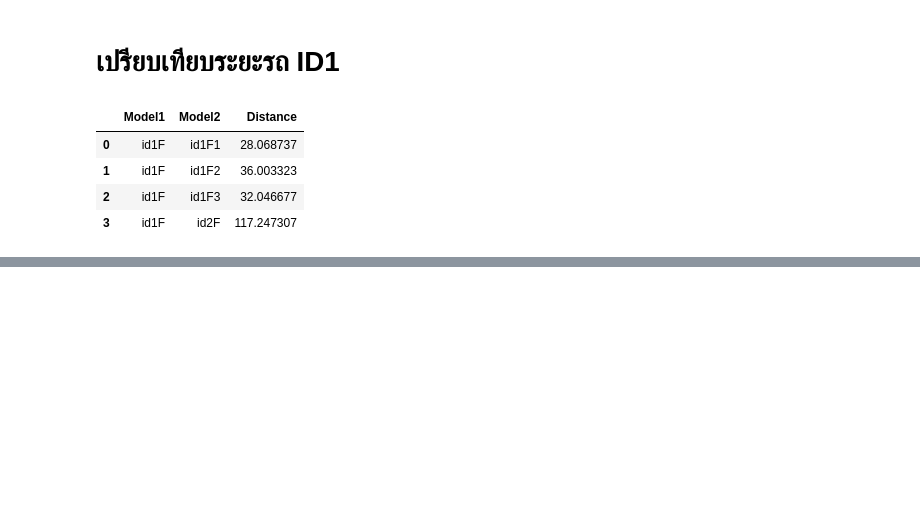
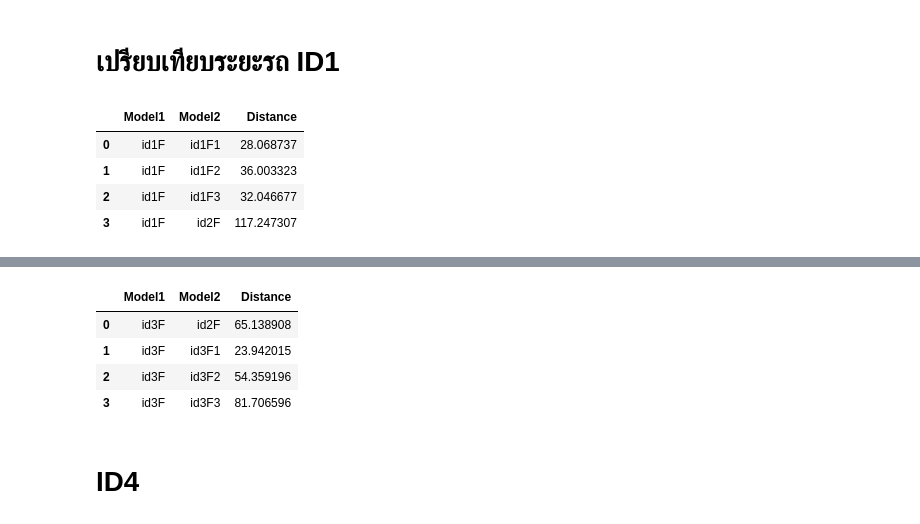
Before and after one commit to MeenTers/Project, a Jupyter notebook: Project_SI.ipynb, the cells around one changed output, grey strips where cells are left out. Drawn from its saved outputs; the diff is of its cells as text; code cells hidden in the pictures; blank space fills up the shorter version.

```diff
--- a/Project_SI.ipynb
+++ b/Project_SI.ipynb
@@ -130,0 +156,23 @@ df1
+# %%
+ID3B_dataset, ID3B_loader = get_dataset(r'/content/drive/MyDrive/Project_si/Test_Dist/Base_car/ID3')
+ID3_dataset,ID3_loader    = get_dataset(r'/content/drive/MyDrive/Project_si/Test_Dist/different_view/ID3')
+# %%
+base_id3 = get_features(vgg,ID3B_loader)
+car_id3  = get_features(vgg,ID3_loader)
+# %%
+id3 = get_euclidean(base_id3,car_id3)
+id3l = ['id3F','id3F','id3F','id3F']
+id3l1 = ['id2F','id3F1','id3F2','id3F3']
+# %%
+dict3 = {'Model1':id3l, 'Model2':id3l1, 'Distance':id3}
+# %%
+df3 = pd.DataFrame(dict3)
+df3
+# %% [output]
+|  | Model1 | Model2 | Distance |
+| 0 | id3F | id2F | 65.138908 |
+| 1 | id3F | id3F1 | 23.942015 |
+| 2 | id3F | id3F2 | 54.359196 |
+| 3 | id3F | id3F3 | 81.706596 |
+# %% [markdown]
+# ID4
```
Also changed, not shown: parts of 14 cells of this notebook.
